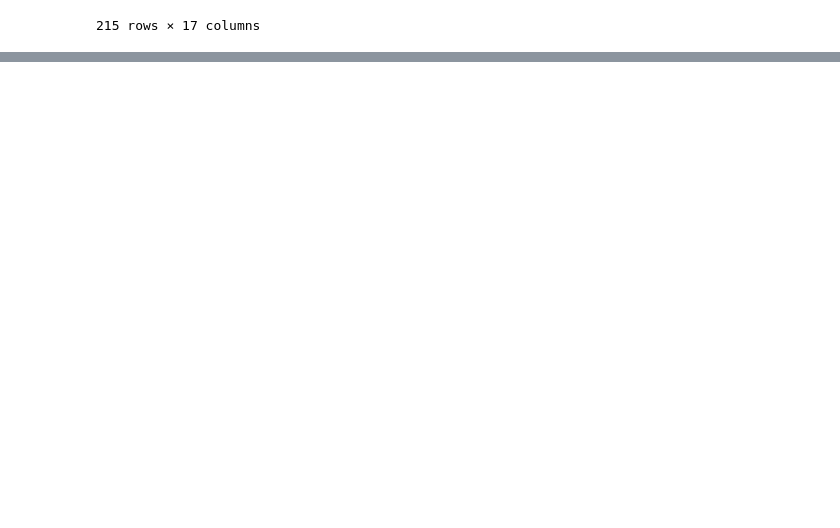
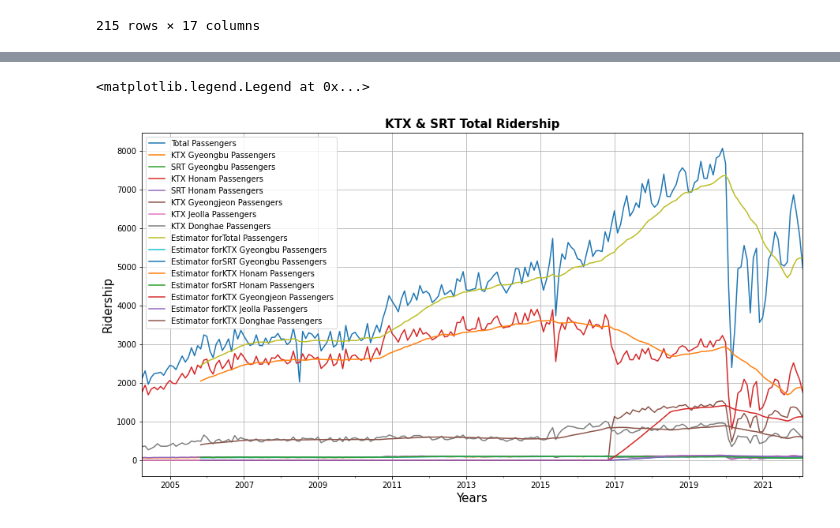
Before and after one commit to lotlouischoitslab/KTX_Image_Classification, a Jupyter notebook: ktx_data_analysis.ipynb, the cells around one changed output, grey strips where cells are left out. Saved outputs shown, nothing was run; the diff lists cells and outputs as text; code cells hidden in the pictures; blank space fills up the shorter version.

```diff
--- a/ktx_data_analysis.ipynb
+++ b/ktx_data_analysis.ipynb
@@ -216,0 +182,12 @@ ValueError: Pandas data cast to numpy dtype of object. Check input data with np.
+# %%
+time_series[total_list].plot(figsize=(15,8))
+for t in total_list:
+    time_series.rolling(window=20).mean()[t].plot(label='Estimator for'+t)
+plt.grid()
+plt.xlabel('Years',fontsize=15)
+plt.ylabel('Ridership',fontsize=15)
+plt.title('KTX & SRT Total Ridership',fontsize=15,fontweight='bold')
+plt.legend()
+# %% [output]
+<matplotlib.legend.Legend at 0x...>
+[figure, added]
```
Also changed, not shown: parts of 17 cells of this notebook.
